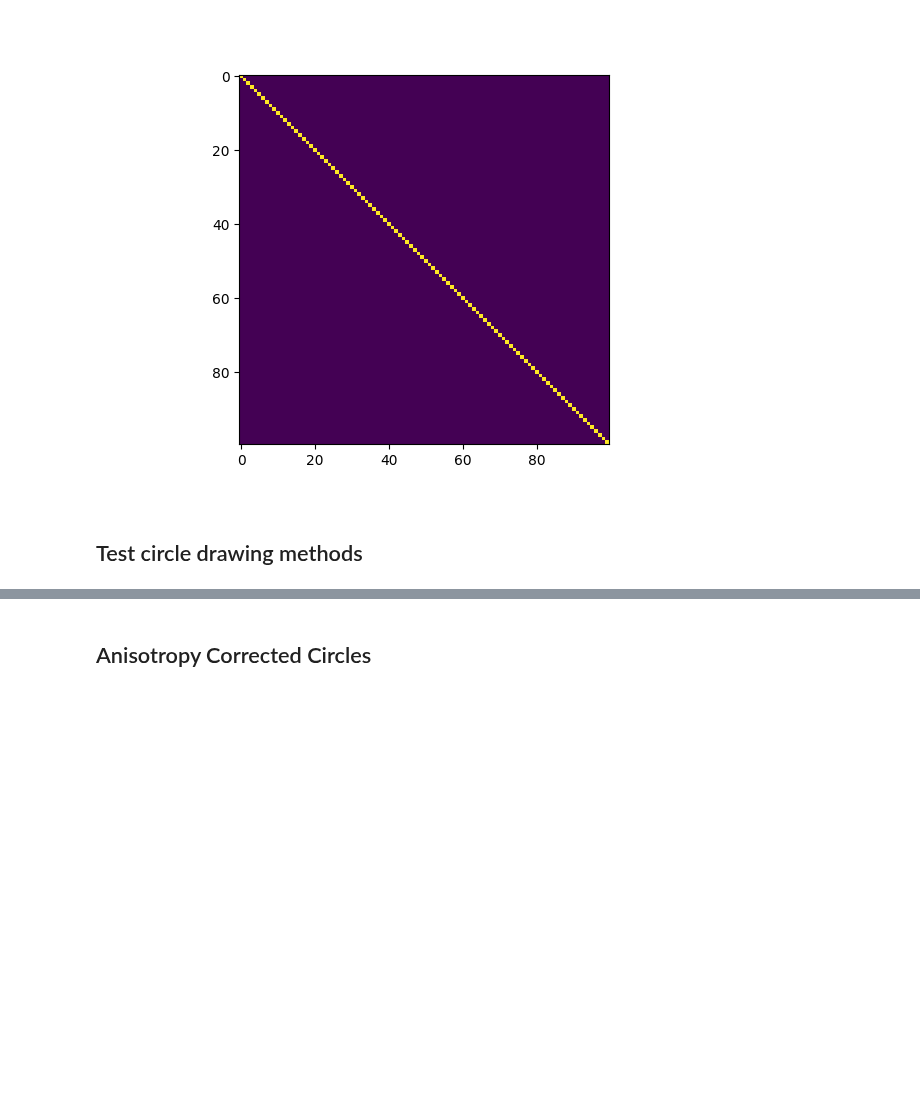
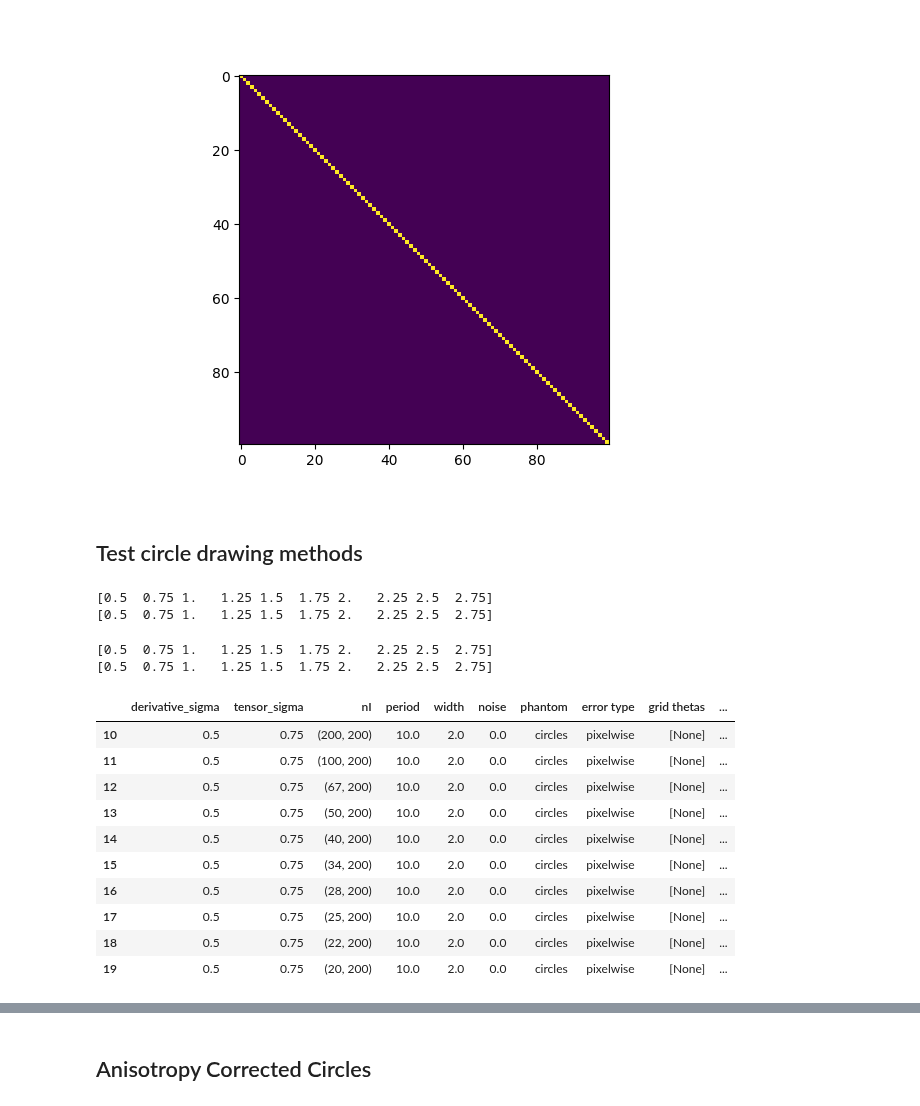
Before and after one commit to BrysonGray/fibermetric, a Jupyter notebook: notebooks/structure_tensor_ex.ipynb, the cells around one changed output, grey strips where cells are left out. Saved outputs shown, nothing was run; the diff lists cells and outputs as text; code cells hidden in the pictures; blank space fills up the shorter version.

```diff
--- a/notebooks/structure_tensor_ex.ipynb
+++ b/notebooks/structure_tensor_ex.ipynb
@@ -79,20 +61,41 @@ circ, extent = circle(img, (5.0,1.0), radius=10.0, sigma=1.0)
 plt.figure()
 plt.imshow(circ, extent=extent)
 # %%
-derivative_sigmas = np.arange(start=0.25, stop=6.0,step=0.25)
-tensor_sigmas = np.arange(start=0.25, stop=6.0,step=0.25)
+derivative_sigmas = np.arange(start=0.5, stop=3.0,step=0.25)
+print(derivative_sigmas)
+tensor_sigmas = np.arange(start=0.5, stop=3.0,step=0.25)
+print(tensor_sigmas)
 anisotropy = [(200,200),(100,200),(67,200),(50,200),(40,200),(34,200),(28,200),(25,200),(22,200),(20,200)]
-d = 8
-t = 3
-a = 3
-err_type = 'pixelwise'
-error = sta_validate.phantom_test(derivative_sigmas[d], tensor_sigmas[t], anisotropy[a], period=20, noise=0.0, width=4, phantom='circles', err_type=err_type, display=True) # , grid_thetas=(-np.pi/6,np.pi/3)
-print(f'{err_type} error: {error}')
+# d = 2
+# t = 3
+# a = 3
+# err_type = 'pixelwise'
+# error = sta_validate.phantom_test(derivative_sigmas[d], tensor_sigmas[t], anisotropy[a], period=10, noise=0.0, width=2, phantom='circles', err_type=err_type, display=True) # , grid_thetas=(-np.pi/6,np.pi/3)
+# print(f'{err_type} error: {error}')
+# %% [output]
+[0.5  0.75 1.   1.25 1.5  1.75 2.   2.25 2.5  2.75]
+[0.5  0.75 1.   1.25 1.5  1.75 2.   2.25 2.5  2.75]
 # %%
-# derivative_sigmas = np.arange(start=2.0, stop=22.0,step=2.0)
-# tensor_sigmas = np.arange(start=2.0, stop=22.0,step=2.0)
-derivative_sigmas = np.arange(start=0.25, stop=1.75,step=0.5)
-tensor_sigmas = np.arange(start=0.25, stop=1.75,step=0.5)
-anisotropy = [(200,200),(100,200),(67,200)] #,(50,200),(40,200),(34,200),(28,200),(25,200),(22,200),(20,200)]
-errors = sta_validate.run_tests(derivative_sigmas=derivative_sigmas, tensor_sigmas=tensor_sigmas, nIs=anisotropy, periods=12, widths=1, noises=0.0, phantom='grid', err_type='pixelwise', grid_thetas=(-np.pi/6, np.pi/3), dim=2)
-print(errors)
+derivative_sigmas = np.arange(start=0.5, stop=3.0,step=0.25)
+print(derivative_sigmas)
+tensor_sigmas = np.arange(start=0.5, stop=3.0,step=0.25)
+print(tensor_sigmas)
+anisotropy = [(200,200),(100,200),(67,200),(50,200),(40,200),(34,200),(28,200),(25,200),(22,200),(20,200)]
+errors = sta_validate.run_tests(derivative_sigmas=derivative_sigmas, tensor_sigmas=tensor_sigmas, nIs=anisotropy, periods=10, widths=2, noises=0.0, phantom='circles', err_type='pixelwise')
+# %% [output]
+[0.5  0.75 1.   1.25 1.5  1.75 2.   2.25 2.5  2.75]
+[0.5  0.75 1.   1.25 1.5  1.75 2.   2.25 2.5  2.75]
+# %%
+errors[10:20]
+# %% [output]
+|  | derivative_sigma | tensor_sigma | nI | period | width | noise | phantom | error type | grid thetas | ... |
+| 10 | 0.5 | 0.75 | (200, 200) | 10.0 | 2.0 | 0.0 | circles | pixelwise | [None] | ... |
+| 11 | 0.5 | 0.75 | (100, 200) | 10.0 | 2.0 | 0.0 | circles | pixelwise | [None] | ... |
+| 12 | 0.5 | 0.75 | (67, 200) | 10.0 | 2.0 | 0.0 | circles | pixelwise | [None] | ... |
+| 13 | 0.5 | 0.75 | (50, 200) | 10.0 | 2.0 | 0.0 | circles | pixelwise | [None] | ... |
+| 14 | 0.5 | 0.75 | (40, 200) | 10.0 | 2.0 | 0.0 | circles | pixelwise | [None] | ... |
+| 15 | 0.5 | 0.75 | (34, 200) | 10.0 | 2.0 | 0.0 | circles | pixelwise | [None] | ... |
+| 16 | 0.5 | 0.75 | (28, 200) | 10.0 | 2.0 | 0.0 | circles | pixelwise | [None] | ... |
+| 17 | 0.5 | 0.75 | (25, 200) | 10.0 | 2.0 | 0.0 | circles | pixelwise | [None] | ... |
+| 18 | 0.5 | 0.75 | (22, 200) | 10.0 | 2.0 | 0.0 | circles | pixelwise | [None] | ... |
+| 19 | 0.5 | 0.75 | (20, 200) | 10.0 | 2.0 | 0.0 | circles | pixelwise | [None] | ... |
```
Also changed, not shown: parts of 8 cells of this notebook, 2 other files.
